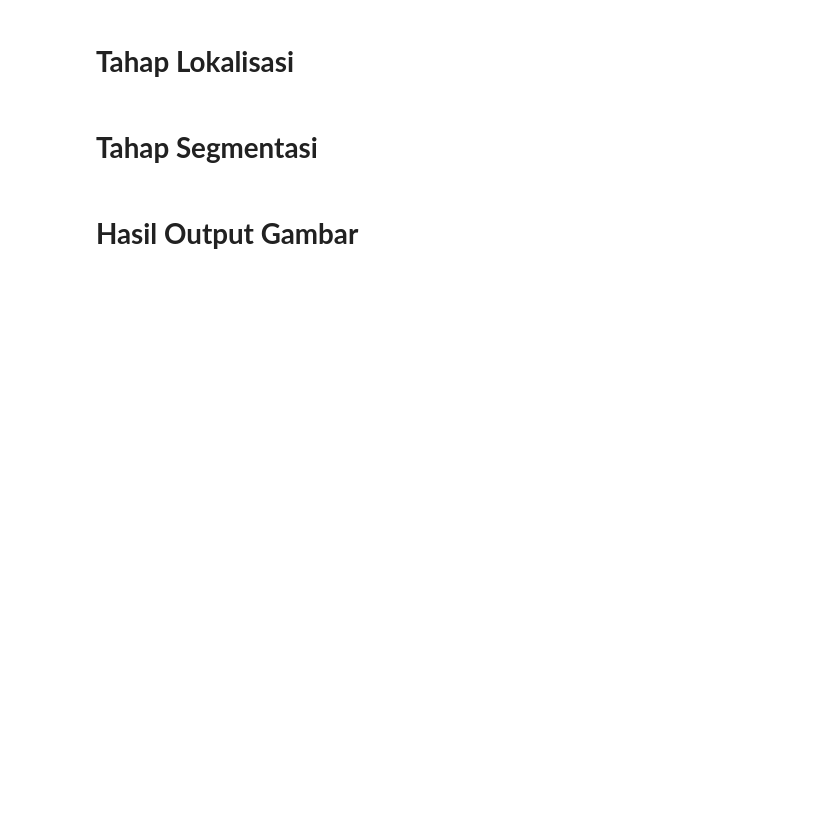
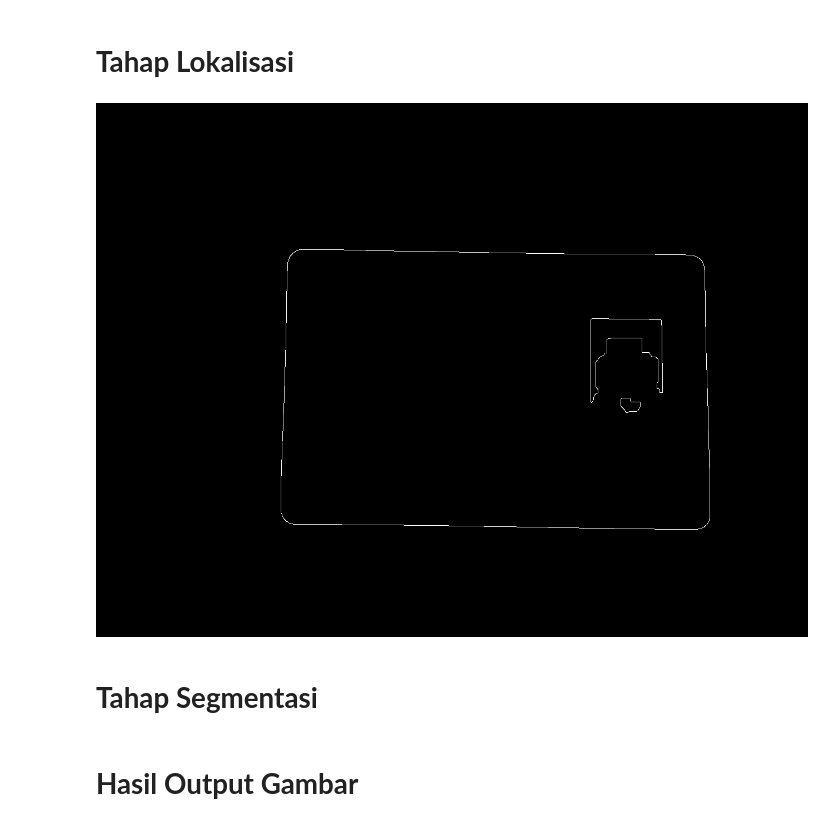
Before and after one commit to HanifRafandi014/3D_Jobsheet_PCVK_Sem5, a Jupyter notebook: PCVK_Kuis2.ipynb, the cells around one changed output. Saved outputs shown, nothing was run; the diff lists cells and outputs as text; code cells hidden in the pictures; blank space fills up the shorter version.

```diff
--- a/PCVK_Kuis2.ipynb
+++ b/PCVK_Kuis2.ipynb
@@ -55,7 +45,10 @@ opening_img = cv2.morphologyEx(eroded_img, cv2.MORPH_OPEN, kernel_opening)
 # **Tahap Lokalisasi**
 # %%
 # Lokalisasi (Canny)
-edged = cv2.Canny(opening_img, 50, 150)
+edged = cv2.Canny(otsu_thresholded, 50, 150)
+cv2_imshow(edged)
+# %% [output]
+[figure, added]
 # %% [markdown]
 # **Tahap Segmentasi**
 # %%
```
Also changed, not shown: parts of 13 cells of this notebook.
